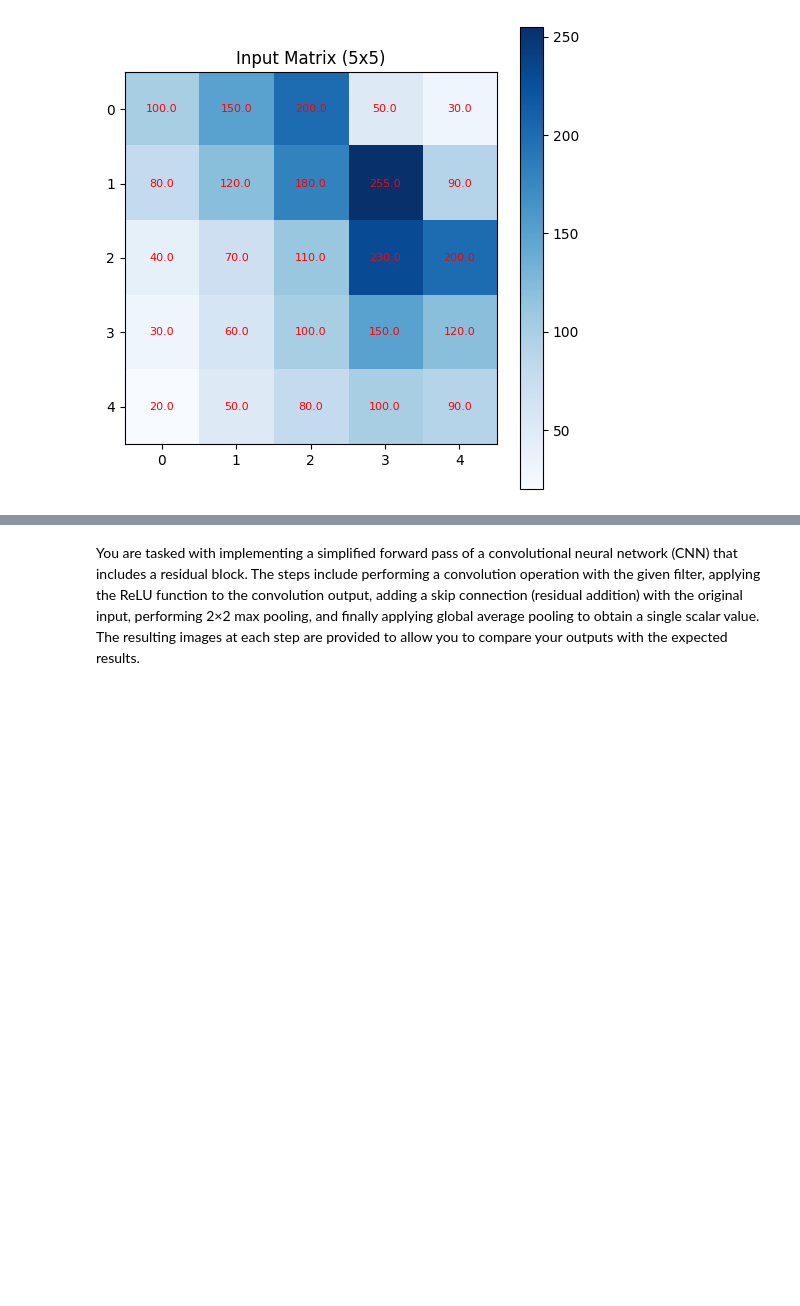
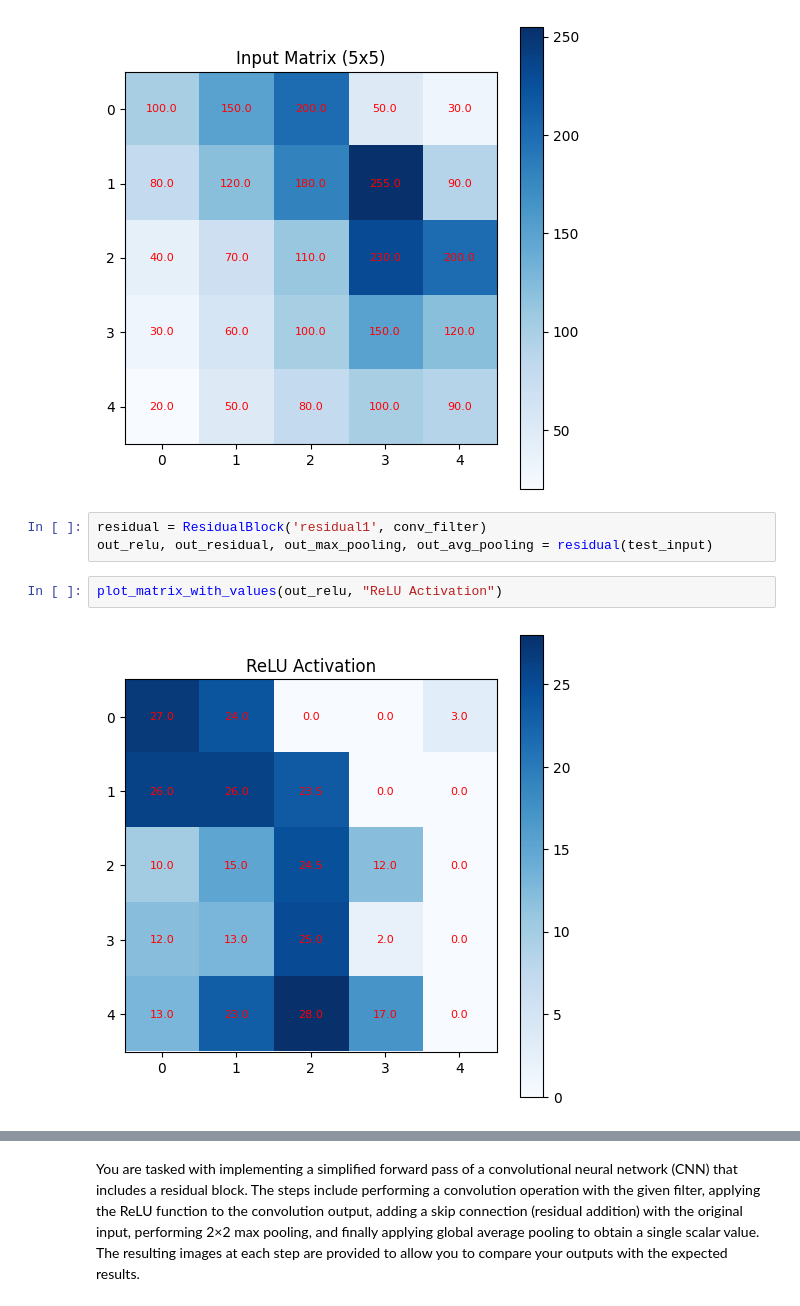
Before and after one commit to ILoveBacteria/machine-learning-assignments, a Jupyter notebook: assignment4/P1.ipynb, the cells around one changed output, grey strips where cells are left out. Drawn from its saved outputs; the diff is of its cells as text; blank space fills up the shorter version.

```diff
--- a/assignment4/P1.ipynb
+++ b/assignment4/P1.ipynb
@@ -162,3 +169,10 @@ conv_filter = np.array([[0.1, -0.2, 0.1],
                         [0.2, -0.5, 0.1]])
 # %% [output]
 [figure]
+# %%
+residual = ResidualBlock('residual1', conv_filter)
+out_relu, out_residual, out_max_pooling, out_avg_pooling = residual(test_input)
+# %%
+plot_matrix_with_values(out_relu, "ReLU Activation")
+# %% [output]
+[figure, added]
```
Also changed, not shown: parts of 5 cells of this notebook.
